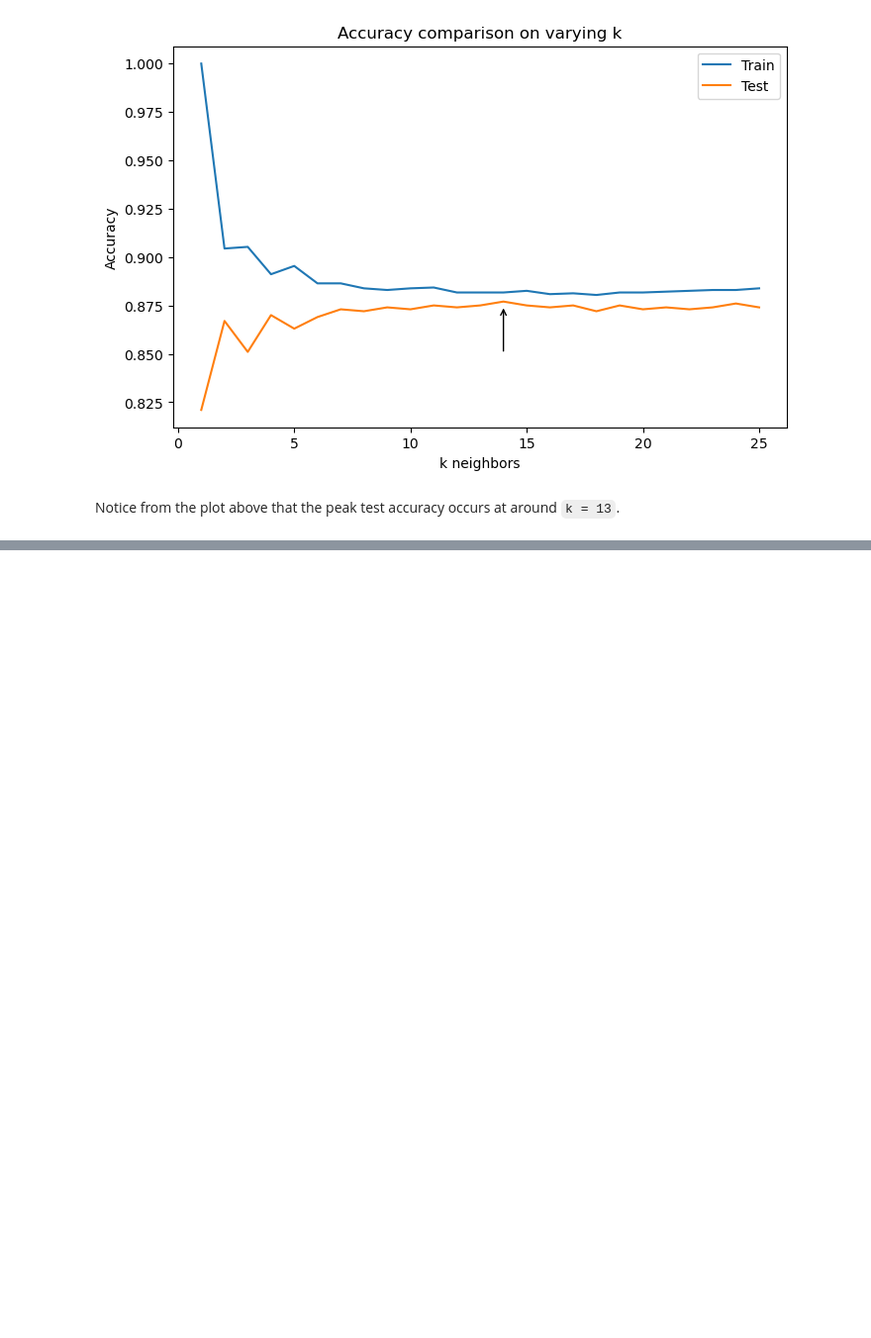
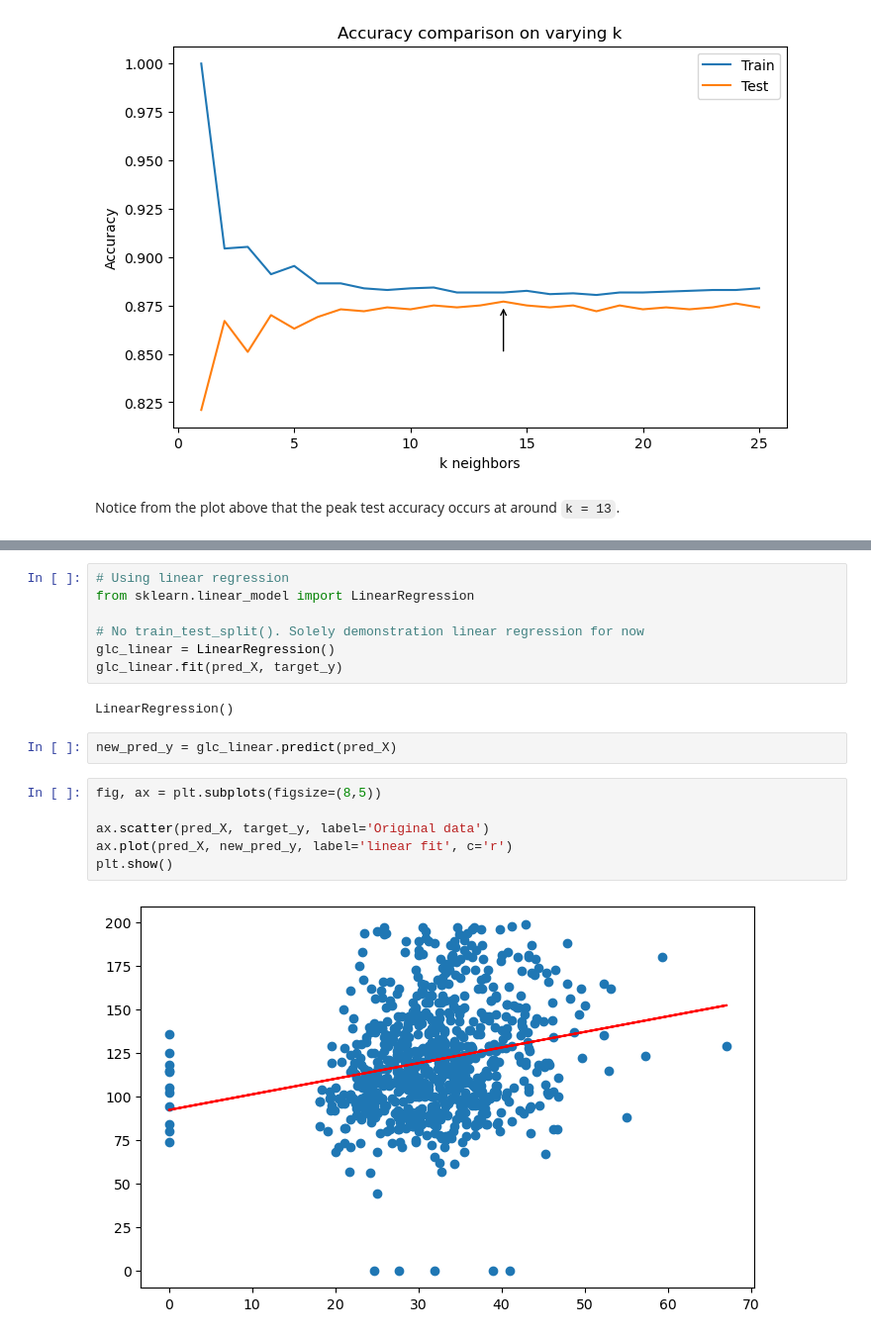
Before and after one commit to drksz/Learning-ML, a Jupyter notebook: sklearn-supervised-learning/sklearnSupervised.ipynb, the cells around one changed output, grey strips where cells are left out. Shown at 99% size. Saved outputs shown, nothing was run; the diff lists cells and outputs as text; blank space fills up the shorter version.

```diff
--- a/sklearn-supervised-learning/sklearnSupervised.ipynb
+++ b/sklearn-supervised-learning/sklearnSupervised.ipynb
@@ -179,0 +223,19 @@ Notice from the plot above that the peak test accuracy occurs at around `k = 13`
+# %%
+# Using linear regression
+from sklearn.linear_model import LinearRegression
+
+# No train_test_split(). Solely demonstration linear regression for now
+glc_linear = LinearRegression()
+glc_linear.fit(pred_X, target_y)
+# %% [output]
+LinearRegression()
+# %%
+new_pred_y = glc_linear.predict(pred_X)
+# %%
+fig, ax = plt.subplots(figsize=(8,5))
+
+ax.scatter(pred_X, target_y, label='Original data')
+ax.plot(pred_X, new_pred_y, label='linear fit', c='r')
+plt.show()
+# %% [output]
+[figure, added]
```
Also changed, not shown: parts of 6 cells of this notebook, 1 other file.
